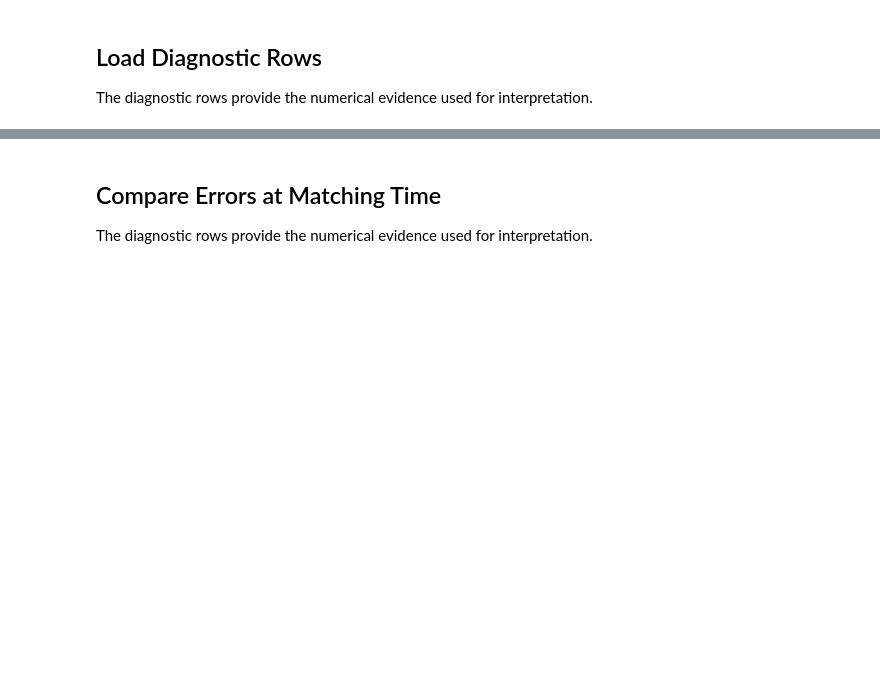
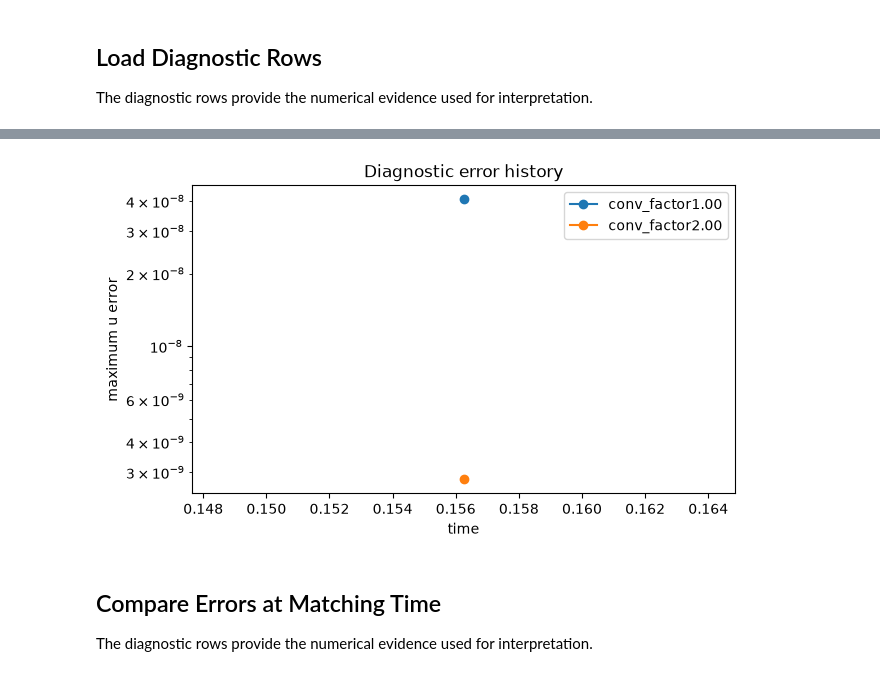
Before and after one commit to nrpy/tutorial, a Jupyter notebook: 2-numerical_methods/boundary_conditions_and_convergence.ipynb, the cells around one changed output, grey strips where cells are left out. Cells and saved outputs as stored; diff of their text form; code cells hidden in the pictures; blank space fills up the shorter version.

```diff
--- a/2-numerical_methods/boundary_conditions_and_convergence.ipynb
+++ b/2-numerical_methods/boundary_conditions_and_convergence.ipynb
@@ -139,3 +195,22 @@ for diagnostic in sorted(PROJECT_DIR.glob("out0d-conv_factor*.txt")):
+# %%
+import matplotlib.pyplot as plt
+
+
+plt.figure(figsize=(7, 4))
+for name, rows in sorted(diagnostic_rows.items()):
+    positive_rows = [row for row in rows if row[1] > 0.0]
+    times = [row[0] for row in positive_rows]
+    errors = [row[1] for row in positive_rows]
+    label = name.replace("out0d-", "").replace(".txt", "")
+    plt.plot(times, errors, marker="o", label=label)
+plt.yscale("log")
+plt.xlabel("time")
+plt.ylabel("maximum u error")
+plt.title("Diagnostic error history")
+plt.legend()
+plt.show()
+# %% [output]
+[figure, added]
 # %% [markdown]
 ## Compare Errors at Matching Time
 
```
Also changed, not shown: parts of 11 cells of this notebook, 27 other files.
